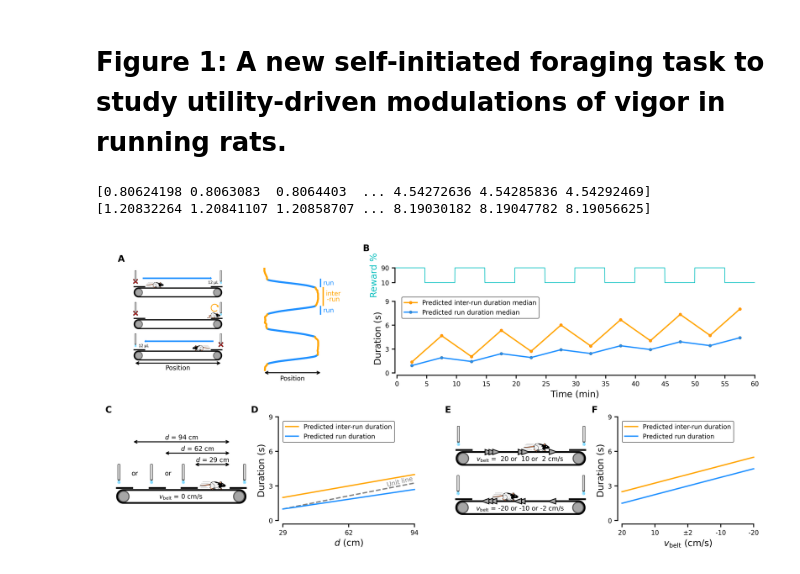
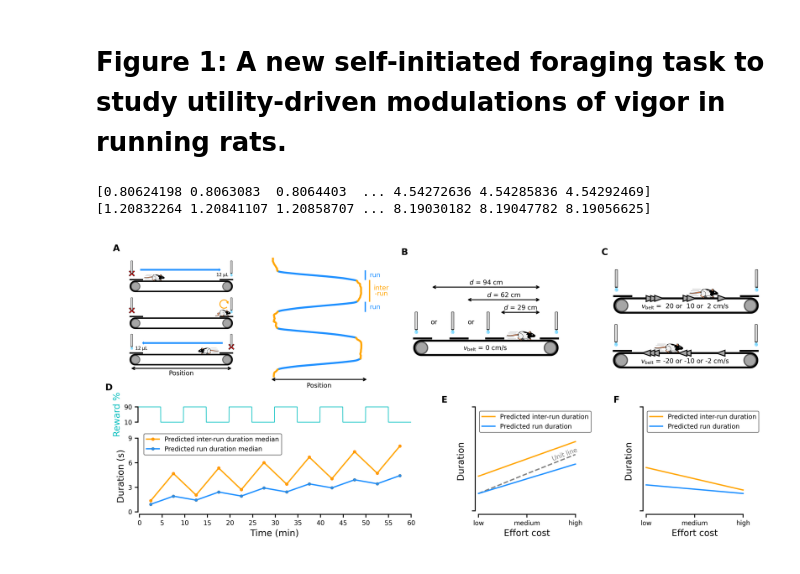
Before and after one commit to HeathenToaster/RunningFastAndSlow, a Jupyter notebook: Figure_1.ipynb, the cells around one changed output. Drawn from its saved outputs; the diff is of its cells as text; code cells hidden in the pictures.

Commit message:
new layout of figure 1

```diff
--- a/Figure_1.ipynb
+++ b/Figure_1.ipynb
@@ -18,4 +17,5 @@ from initialize_notebook import initialize_notebook
 plt.style.use('./Figures/paper.mplstyle')
 # %%
 root, _, _, (example_rat, example_session), _ = initialize_notebook()
+root = r"d:\Thesis\ALLDATA"
 # %% [output]
@@ -305,8 +305,8 @@ def Figure1F(ax=None):
 
 
     x = np.arange(0, 3600, 1)
-    mock_runs = make_mock_data(initial_value=1.5, slope=3/3600, reward_effect=0)
-    mock_idle = make_mock_data(initial_value=2.5, slope=3/3600, reward_effect=0)
+    mock_runs = make_mock_data(initial_value=1.5, slope=-.5/3600, reward_effect=0)
+    mock_idle = make_mock_data(initial_value=2.5, slope=-1.3/3600, reward_effect=0)
 
     ax.plot(x, mock_runs, color='dodgerblue', label='Predicted run duration')
     ax.plot(x, mock_idle, color='orange', label='Predicted inter-run duration')
@@ -318,13 +318,12 @@ def Figure1F(ax=None):
 
 
     ax.set_xlim(0, 3600)
-    ax.set_ylim(0, 9)
-    ax.set_xticks([0, 900, 1800, 2700, 3600])
-    ax.set_xticklabels(["20", "10", "±2", "-10", "-20"])
-    ax.set_yticks(np.arange(0, 10, 3))
-    vbelt = r'$v_{\mathrm{belt}}$'
-    ax.set_xlabel(f'{vbelt} (cm/s)')
-    ax.set_ylabel("Duration (s)")
+    ax.set_ylim(0, 6)
+    ax.set_xticks([0, 1800, 3600])
+    ax.set_xticklabels(['low', 'medium', "high"])
+    ax.set_yticks([0, 6], labels=[' ',' '])
+    ax.set_xlabel("Effort cost")
+    ax.set_ylabel("Duration")
 
     handles, labels = ax.get_legend_handles_labels()
     unique = [(h, l) for i, (h, l) in enumerate(zip(handles, labels)) if l not in labels[:i]]
@@ -342,44 +341,45 @@ Figure1F(ax=ax)
 fig = plt.figure(figsize=(cm2inch(18), cm2inch(8)),
                constrained_layout=True, facecolor='w', dpi=600)
 
-gs0 = fig.add_gridspec(3, 1 , height_ratios=[9, .5, 9], hspace=0.15)
+gs0 = fig.add_gridspec(3, 1 , height_ratios=[9, .5, 9])
 
-row1 = gs0[0].subgridspec(2, 4, height_ratios=[1, 4], width_ratios=[2, 1, 0.1, 5])
-setup_schematic = plt.subplot(row1[:, 0])
-zoom_track = plt.subplot(row1[:, 1])
-raw_track_track = plt.subplot(row1[1, 3])
-raw_track_proba = plt.subplot(row1[0, 3])
 
-row2 = gs0[2].subgridspec(1, 5, wspace=1, width_ratios=[1, 1, .1, 1, 1])
-distance_task = plt.subplot(row2[0, 0])
-distance_task_prediction = plt.subplot(row2[0, 1])
-vbelt_task = plt.subplot(row2[0, 3])
-vbelt_task_prediction = plt.subplot(row2[0, 4])
+row1 = gs0[0].subgridspec(1, 6, width_ratios=[1, .8, .1 , 1, .3, 1])
+setup_schematic = plt.subplot(row1[0])
+zoom_track = plt.subplot(row1[1])
+distance_task = plt.subplot(row1[3])
+vbelt_task = plt.subplot(row1[5])
 
+row2 = gs0[2].subgridspec(1, 4 , wspace = .2,width_ratios=[3, .2, 1, 1])
+track_subplot = row2[0].subgridspec(2, 1, height_ratios=[1, 4])
+raw_track_track = plt.subplot(track_subplot[1])
+raw_track_proba = plt.subplot(track_subplot[0])
+distance_task_prediction = plt.subplot(row2[2])
+vbelt_task_prediction = plt.subplot(row2[3])
 
 Figure1A(ax=setup_schematic)
 Figure1Abis(ax=zoom_track)
 Figure1B(ax=raw_track_track)
 Figure1Bbis(ax=raw_track_proba)
 
 Figure1C(ax=distance_task)
 Figure1D(ax=distance_task_prediction)
 Figure1E(ax=vbelt_task)
 Figure1F(ax=vbelt_task_prediction)
 
 
-axs = [setup_schematic, raw_track_proba,
-       distance_task, distance_task_prediction, vbelt_task, vbelt_task_prediction]
+axs = [setup_schematic, distance_task, vbelt_task,
+       raw_track_proba, distance_task_prediction,  vbelt_task_prediction]
 letters = ["A", "B",
            "C", "D", "E", "F"]
 add_all_letters(axs, letters)
 
 plt.savefig("./Figures_paper/Figure_1.pdf", facecolor='w',
                 edgecolor='none', bbox_inches='tight', format="pdf", dpi=600)
 
 plt.savefig("./Figures_paper/Figure_1.svg", facecolor='w',
                 edgecolor='none', bbox_inches='tight', format="svg", dpi=600)
 # %% [output]
 [0.80624198 0.8063083  0.8064403  ... 4.54272636 4.54285836 4.54292469]
 [1.20832264 1.20841107 1.20858707 ... 8.19030182 8.19047782 8.19056625]
-[figure, old version]
+[figure, new version]
```
Also changed, not shown: parts of 4 cells of this notebook, 3 other files.
